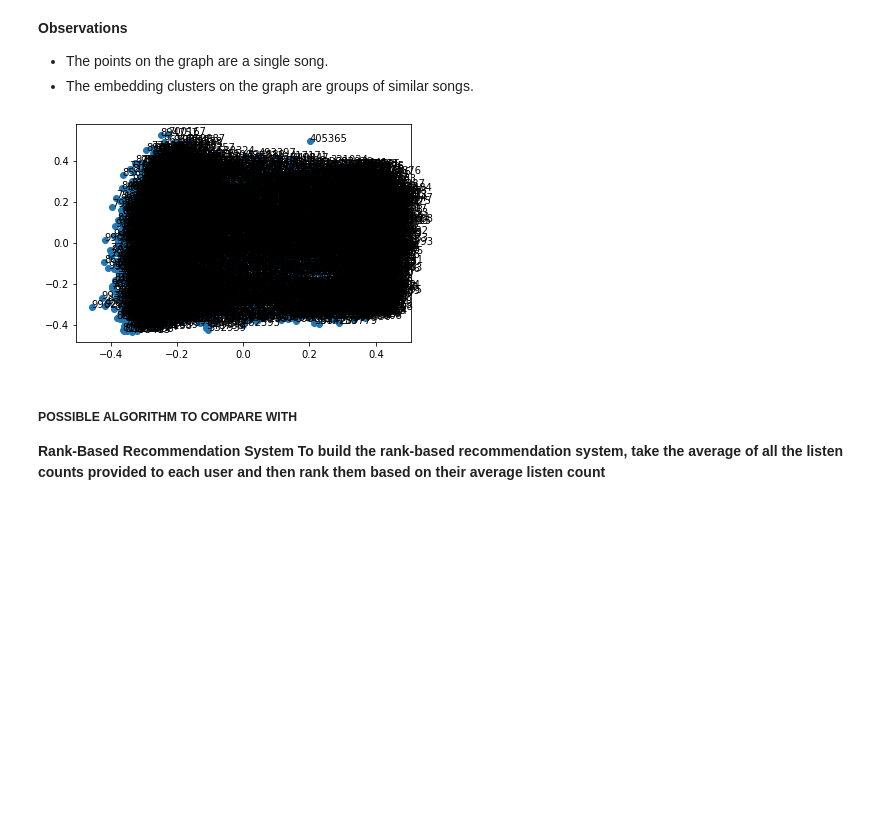
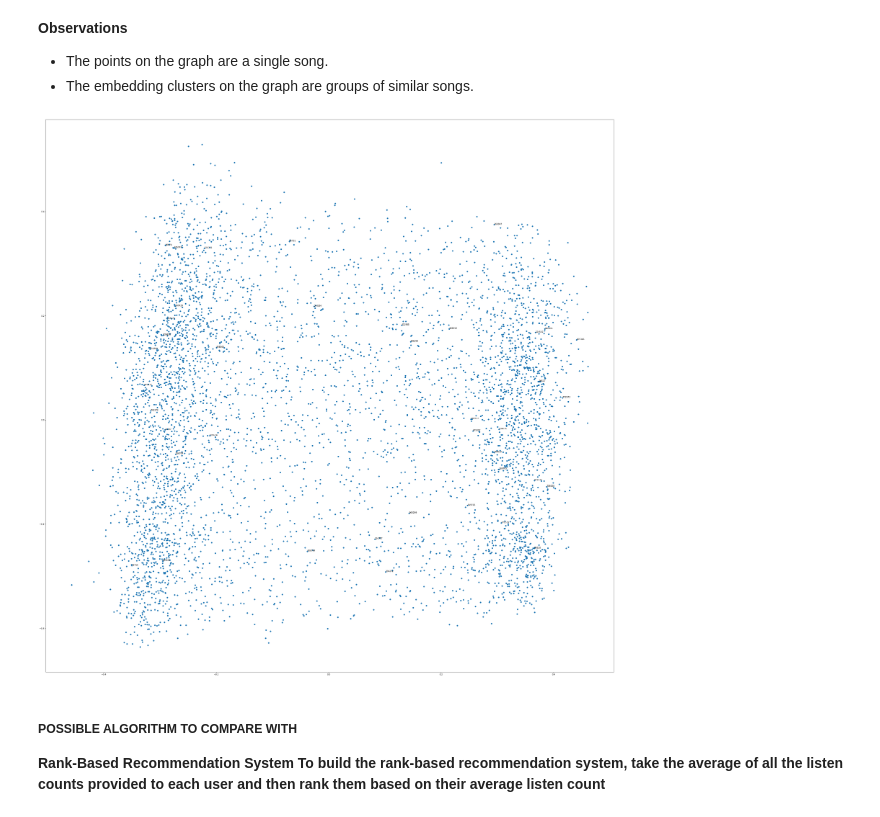
Before and after one commit to mariyaeggs/MIT_AI, a Jupyter notebook: Reference_Notebook_Milestone_1_Recommendation_Systems_Pipenv.ipynb, the cells around one changed output. Drawn from its saved outputs; the diff is of its cells as text; code cells hidden in the pictures; blank space fills up the shorter version.

Commit message:
graph songs on a scatter plot

```diff
--- a/Reference_Notebook_Milestone_1_Recommendation_Systems_Pipenv.ipynb
+++ b/Reference_Notebook_Milestone_1_Recommendation_Systems_Pipenv.ipynb
@@ -724,13 +724,17 @@ plt.scatter(embedded_cluster[:, 0], embedded_cluster[:, 1], s=3, cmap='Spectral'
 # %%
 # graph songs on a scatter plot
 from matplotlib import pyplot
+from random import sample
+
+pyplot.figure(figsize=(50,50))
 pyplot.scatter(results[:, 0], results[:, 1])
 words = list(train_word2vec_model.wv.vocab)
-for i, word in enumerate(words):
+sample_words = sample(words, 40)
+for i, word in enumerate(sample_words):
 	pyplot.annotate(word, xy=(results[i, 0], results[i, 1]))
 pyplot.show()
 # %% [output]
-[figure, old version]
+[figure, new version]
 # %%
 # create a song id to map the songs' titles
 songs = train_df_final[['song_id', 'title']]
```
